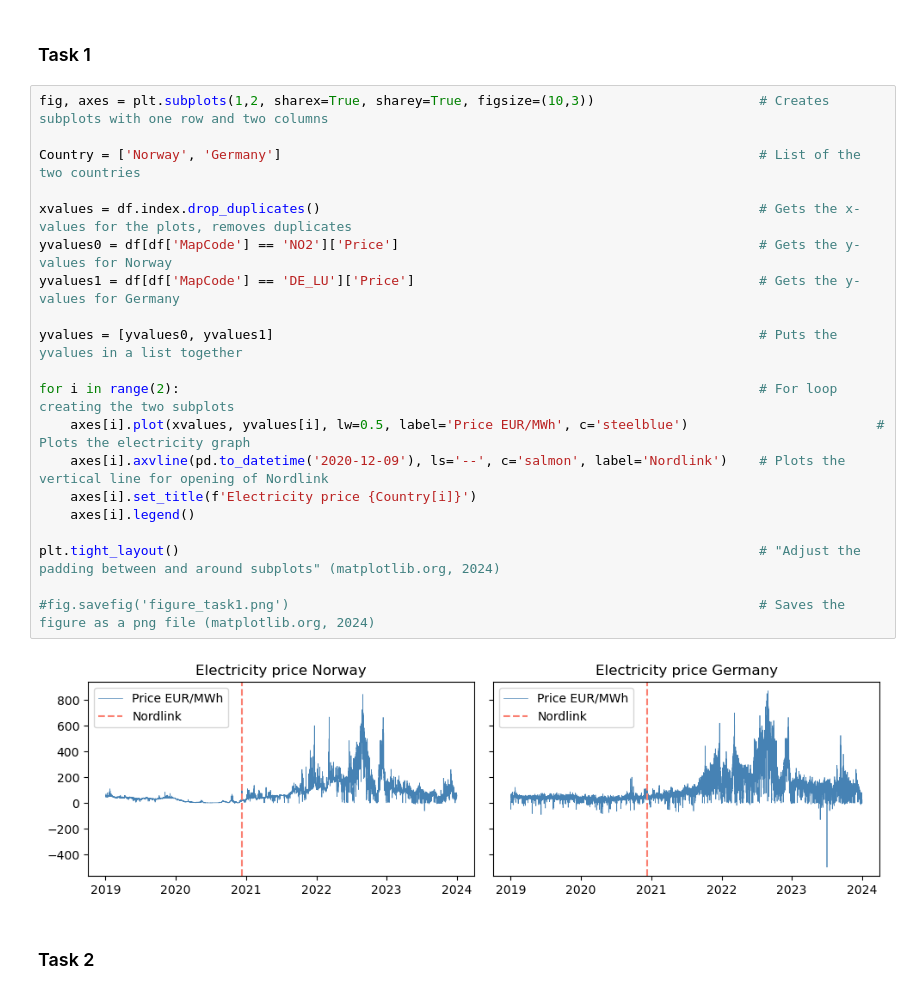
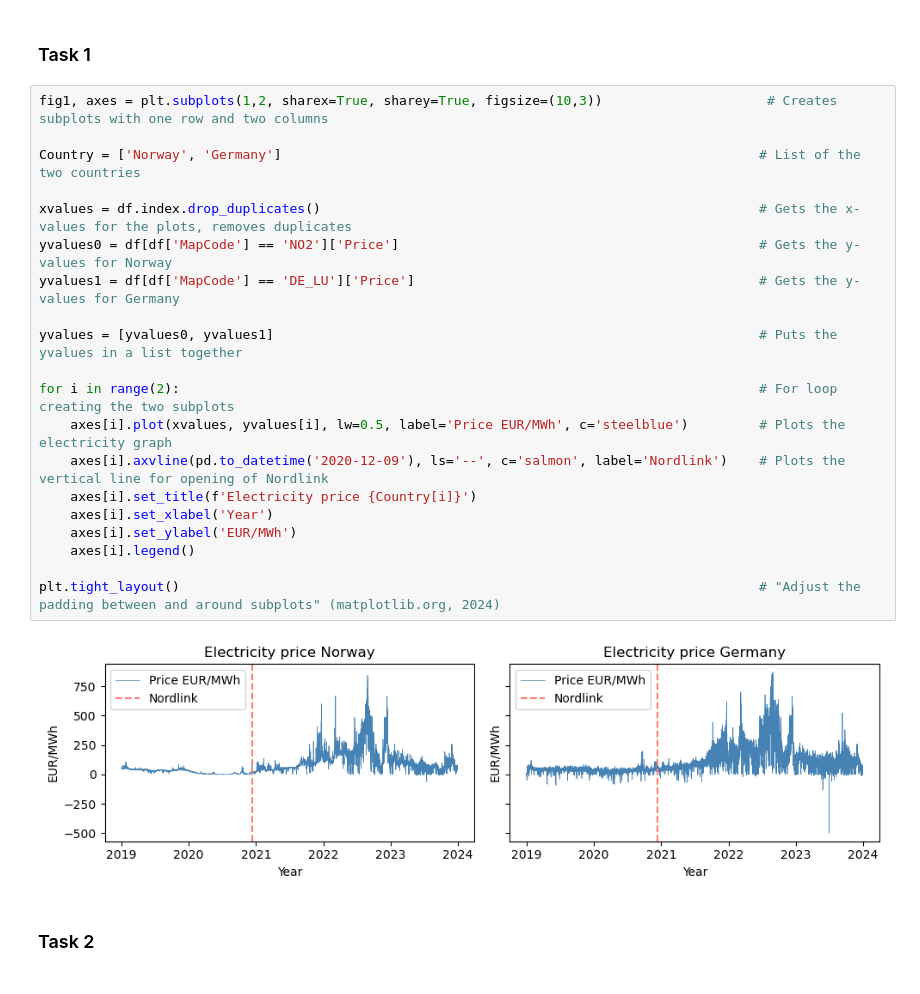
Before and after one commit to AndreasNoklebye/TECH2-Exam, a Jupyter notebook: exam-tech2.ipynb, the cells around one changed output. Cells and saved outputs as stored; diff of their text form.

Commit message:
Done all tasks

```diff
--- a/exam-tech2.ipynb
+++ b/exam-tech2.ipynb
@@ -74,27 +74,27 @@ df2
 # %% [markdown]
 ### Task 1
 # %%
-fig, axes = plt.subplots(1,2, sharex=True, sharey=True, figsize=(10,3))                     # Creates subplots with one row and two columns
+fig1, axes = plt.subplots(1,2, sharex=True, sharey=True, figsize=(10,3))                     # Creates subplots with one row and two columns
 
 Country = ['Norway', 'Germany']                                                             # List of the two countries
 
 xvalues = df.index.drop_duplicates()                                                        # Gets the x-values for the plots, removes duplicates
 yvalues0 = df[df['MapCode'] == 'NO2']['Price']                                              # Gets the y-values for Norway
 yvalues1 = df[df['MapCode'] == 'DE_LU']['Price']                                            # Gets the y-values for Germany
 
 yvalues = [yvalues0, yvalues1]                                                              # Puts the yvalues in a list together
 
 for i in range(2):                                                                          # For loop creating the two subplots
-    axes[i].plot(xvalues, yvalues[i], lw=0.5, label='Price EUR/MWh', c='steelblue')                        # Plots the electricity graph
+    axes[i].plot(xvalues, yvalues[i], lw=0.5, label='Price EUR/MWh', c='steelblue')         # Plots the electricity graph
     axes[i].axvline(pd.to_datetime('2020-12-09'), ls='--', c='salmon', label='Nordlink')    # Plots the vertical line for opening of Nordlink
     axes[i].set_title(f'Electricity price {Country[i]}')
+    axes[i].set_xlabel('Year')
+    axes[i].set_ylabel('EUR/MWh')
     axes[i].legend()
 
 plt.tight_layout()                                                                          # "Adjust the padding between and around subplots" (matplotlib.org, 2024)
-
-#fig.savefig('figure_task1.png')                                                            # Saves the figure as a png file (matplotlib.org, 2024)
 # %% [output]
-[figure, old version]
+[figure, new version]
 # %% [markdown]
 ### Task 2
 # %%
```
Also changed, not shown: parts of 7 cells of this notebook.
